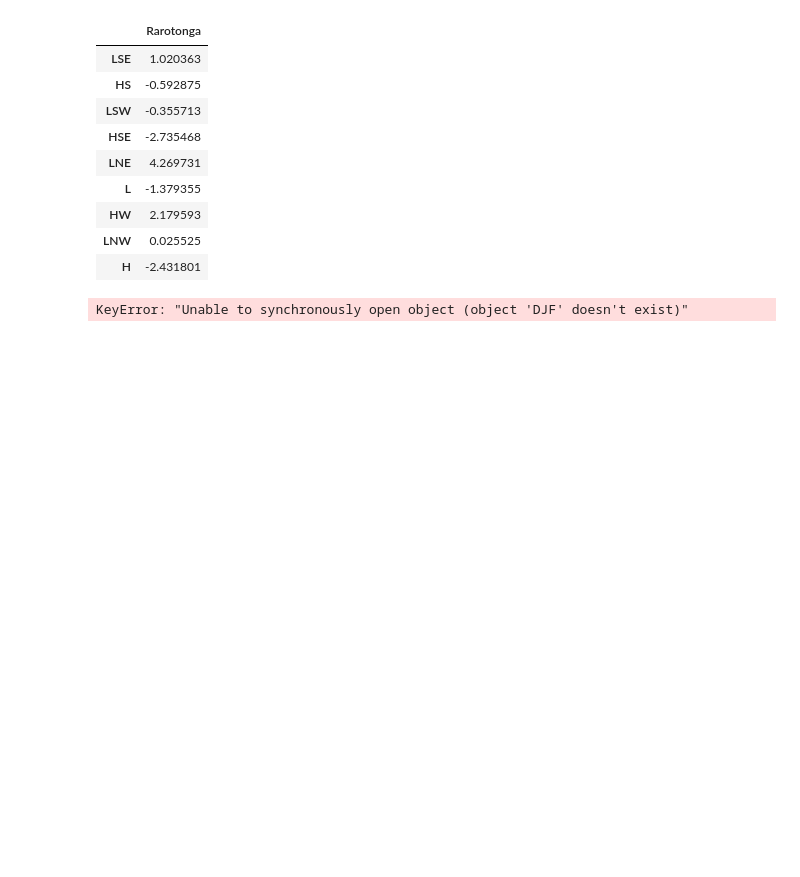
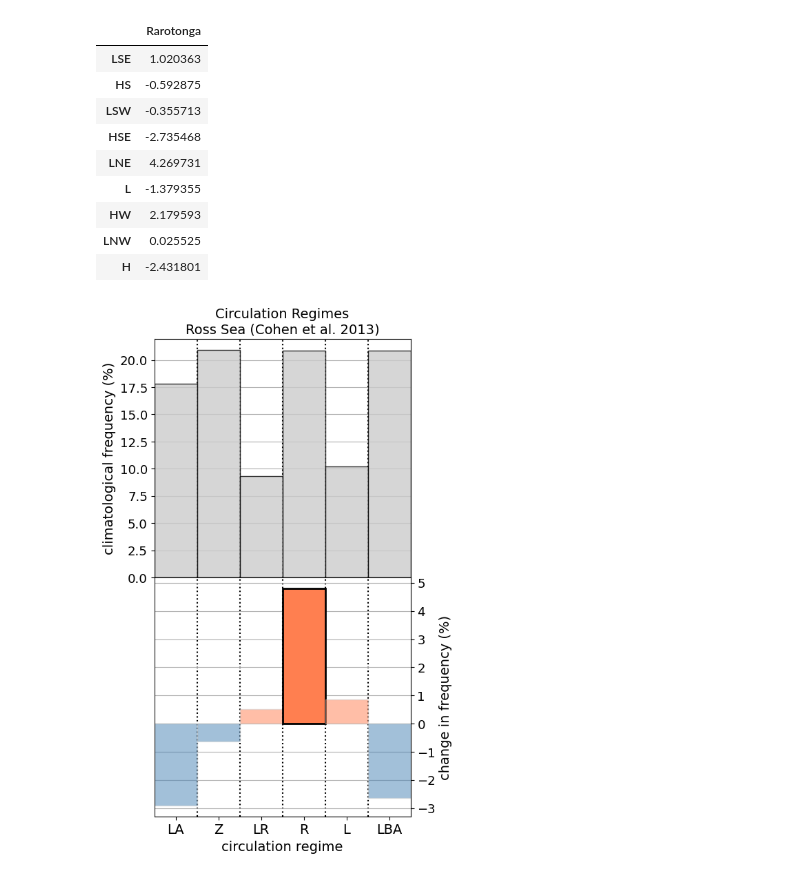
Before and after one commit to nicolasfauchereau/PICT_notebooks, a Jupyter notebook: notebooks/WR_proxy.ipynb, the cells around one changed output. Saved outputs shown, nothing was run; the diff lists cells and outputs as text; code cells hidden in the pictures; blank space fills up the shorter version.

```diff
--- a/notebooks/WR_proxy.ipynb
+++ b/notebooks/WR_proxy.ipynb
@@ -128,6 +128,6 @@ w.df_anoms * 100
 # %%
 w = WR(p, classification='Ross Sea (Cohen et al. 2013)')
 # %%
-f = w.plot_bar(sig=1)
+f, axes = w.plot_bar(sig=1)
 # %% [output]
-KeyError: "Unable to synchronously open object (object 'DJF' doesn't exist)"
+[figure, added]
```
Also changed, not shown: parts of 4 cells of this notebook, 4 other files.
